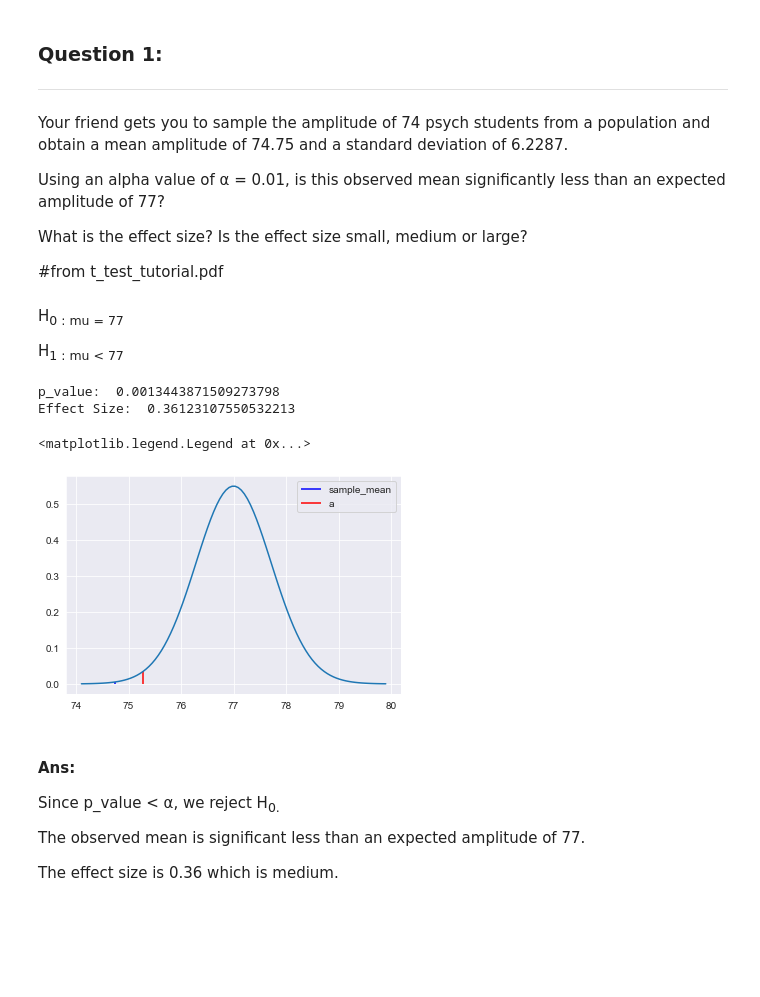
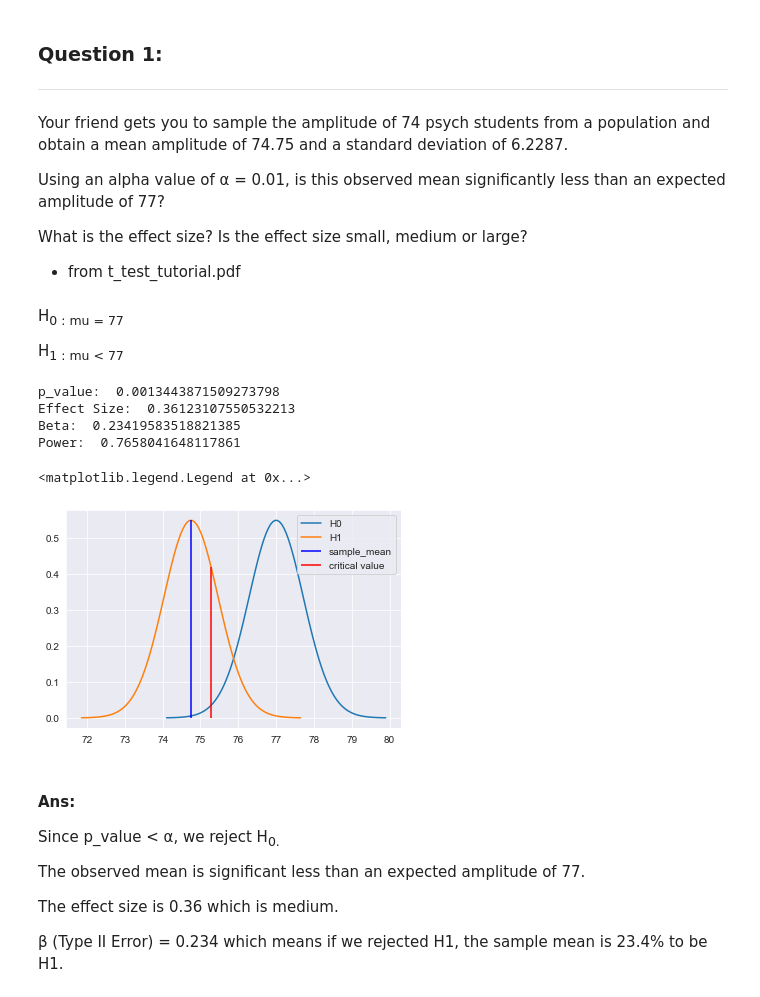
Before and after one commit to linhung0319/hypothesis_test, a Jupyter notebook: t_test/t_test.ipynb, the cells around one changed output. Cells and saved outputs as stored; diff of their text form; code cells hidden in the pictures; blank space fills up the shorter version.

Commit message:
T-test question1

```diff
--- a/t_test/t_test.ipynb
+++ b/t_test/t_test.ipynb
@@ -51,7 +51,7 @@ Using an alpha value of α = 0.01, is this observed mean significantly less than
 
 What is the effect size? Is the effect size small, medium or large?
 
-#from t_test_tutorial.pdf
+* from t_test_tutorial.pdf
 # %%
 n = 74
 sample_mean = 74.75
@@ -67,26 +67,39 @@ sample_mean_std = sample_std / np.sqrt(n)
 d = (sample_mean - mu) / sample_mean_std
 df= n - 1
 p_value = t_test.cdf(d, df=df)
+print("p_value: ", p_value)
 
 effect_size = abs( (sample_mean - mu) / sample_std )
-print("p_value: ", p_value)
 print("Effect Size: ", effect_size)
+
+critical_value = t_test.ppf(a, df=df)
+power = t_test.cdf(critical_value - d, df=df)
+print("Beta: ", 1 - power)
+print("Power: ", power)
 # %% [output]
 p_value:  0.0013443871509273798
 Effect Size:  0.36123107550532213
+Beta:  0.23419583518821385
+Power:  0.7658041648117861
 # %%
 x_a_left = t_test.ppf(a, df=df, loc=mu, scale=sample_mean_std)
-x = np.linspace( mu - sample_mean_std * 4,
-                 mu + sample_mean_std * 4,
-                 num=100)
-y = t_test.pdf(x, df=df, loc=mu, scale=sample_mean_std)
-sns.lineplot(x=x, y=y)
-plt.vlines(sample_mean, 0, t_test.pdf(sample_mean, df=df, loc=mu, scale=sample_mean_std), 'b', label='sample_mean')
-plt.vlines(x_a_left, 0, t_test.pdf(x_a_left, df=df, loc=mu, scale=sample_mean_std), 'r', label='a')
+x0 = np.linspace( mu - sample_mean_std * 4,
+                  mu + sample_mean_std * 4,
+                  num=100)
+y0 = t_test.pdf(x0, df=df, loc=mu, scale=sample_mean_std)
+sns.lineplot(x=x0, y=y0, label="H0")
+
+x1 = np.linspace( sample_mean - sample_mean_std * 4,
+                  sample_mean + sample_mean_std * 4,
+                  num=100 )
+y1 = t_test.pdf(x1, df=df, loc=sample_mean, scale=sample_mean_std)
+sns.lineplot(x=x1, y=y1, label="H1")
+plt.vlines(sample_mean, 0, t_test.pdf(sample_mean, df=df, loc=sample_mean, scale=sample_mean_std), 'b', label='sample_mean')
+plt.vlines(x_a_left, 0, t_test.pdf(x_a_left, df=df, loc=sample_mean, scale=sample_mean_std), 'r', label='critical value')
 plt.legend()
 # %% [output]
 <matplotlib.legend.Legend at 0x...>
-[figure, old version]
+[figure, new version]
 # %% [markdown]
 #### Ans:
 
@@ -95,3 +108,5 @@ Since p_value < α, we reject H<sub>0.
 The observed mean is significant less than an expected amplitude of 77.
 
 The effect size is 0.36 which is medium.
+
+β (Type II Error) = 0.234 which means if we rejected H1, the sample mean is 23.4% to be H1.
```
Also changed, not shown: parts of 5 cells of this notebook, 1 other file.
